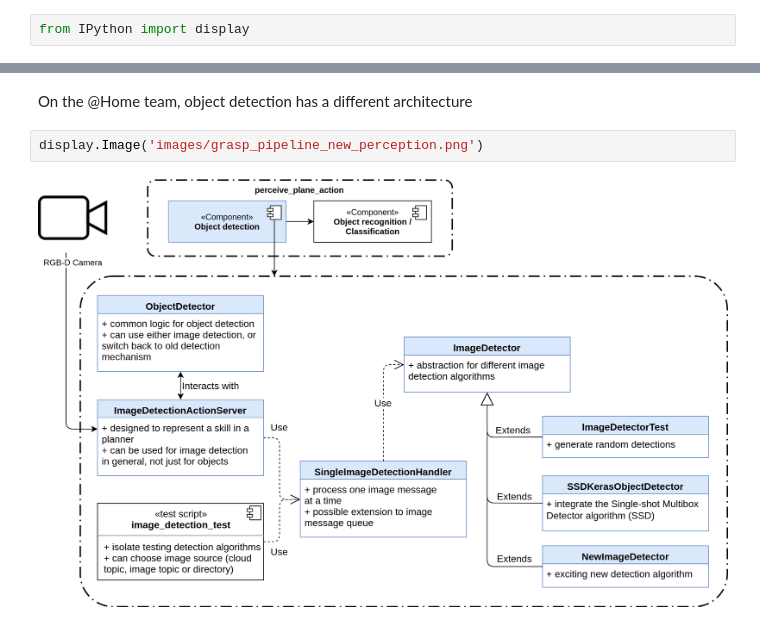
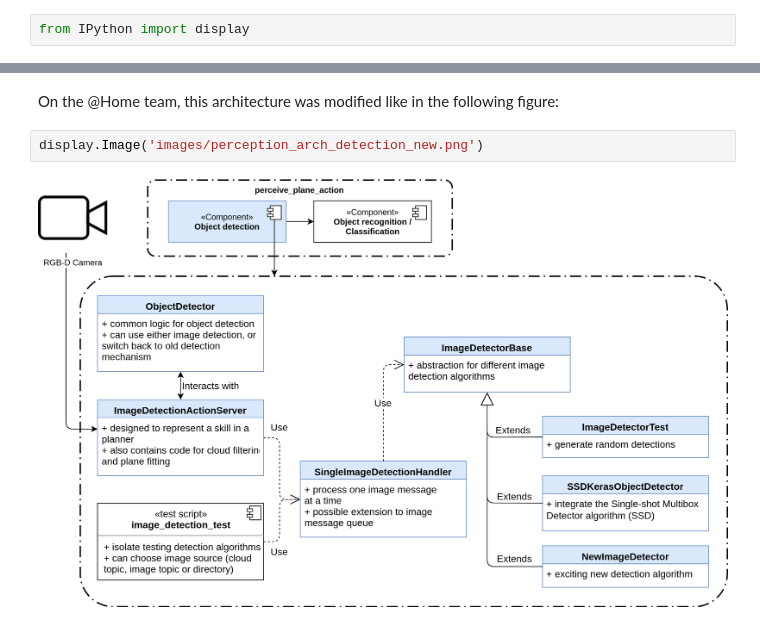
Before and after one commit to b-it-bots/mas_tutorials, a Jupyter notebook: domestic_robotics/perception.ipynb, the cells around one changed output, grey strips where cells are left out. Saved outputs shown, nothing was run; the diff lists cells and outputs as text.

Commit message:
add object detection overview section, update figures

```diff
--- a/domestic_robotics/perception.ipynb
+++ b/domestic_robotics/perception.ipynb
@@ -15,8 +18,8 @@ display.Image('images/grasp_pipeline_old_perception.png', width=600)
 # %% [output]
 [figure]
-# %% [markdown]
-On the @Home team, object detection has a different architecture
+# %% [markdown]
+On the @Home team, this architecture was modified like in the following figure:
 # %%
-display.Image('images/grasp_pipeline_new_perception.png')
+display.Image('images/perception_arch_detection_new.png')
 # %% [output]
-[figure, old version]
+[figure, new version]
```
Also changed, not shown: parts of 7 cells of this notebook, 7 other files.
